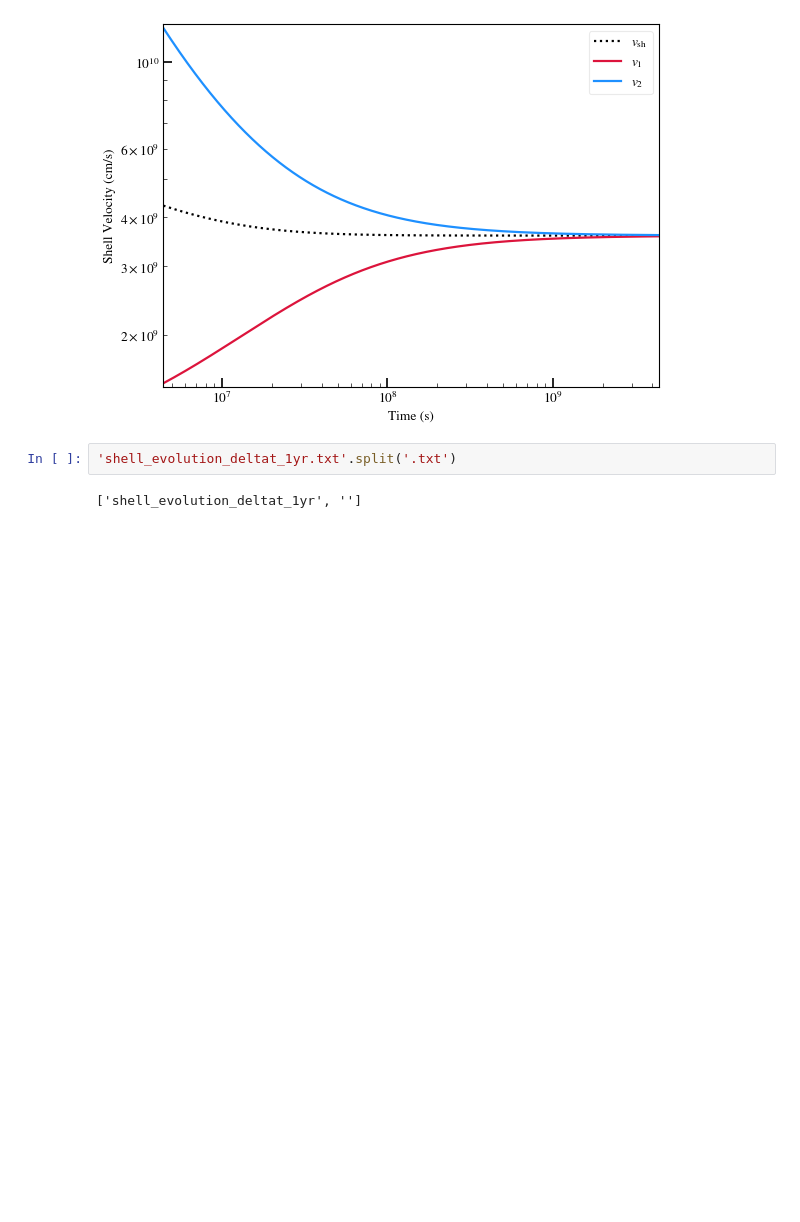
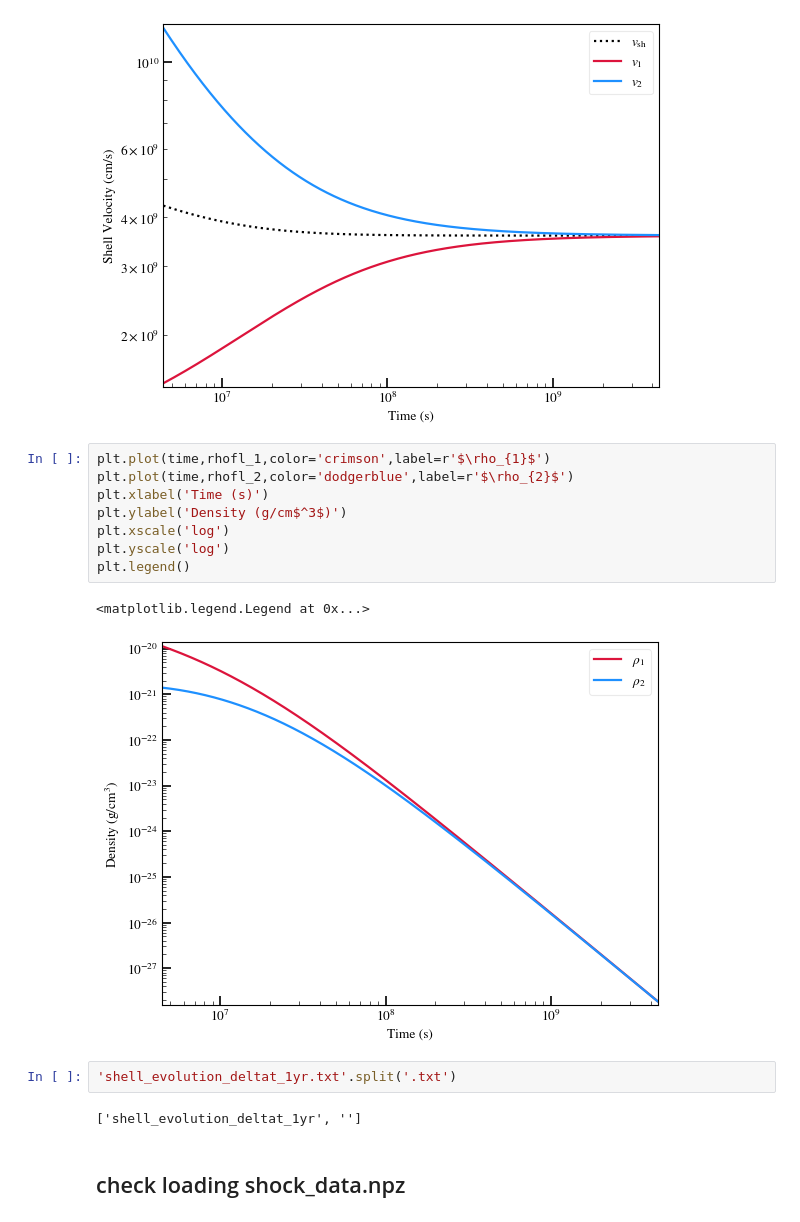
Before and after one commit to samanthacwu/Radio_Forward_Modeling, a Jupyter notebook: spectrum_evolution/check_spectrum_evol.ipynb, the cells around one changed output. Drawn from its saved outputs; the diff is of its cells as text; blank space fills up the shorter version.

```diff
--- a/spectrum_evolution/check_spectrum_evol.ipynb
+++ b/spectrum_evolution/check_spectrum_evol.ipynb
@@ -41,7 +52,20 @@ plt.legend()
 # %% [output]
 <matplotlib.legend.Legend at 0x...>
 [figure]
+# %%
+plt.plot(time,rhofl_1,color='crimson',label=r'$\rho_{1}$')
+plt.plot(time,rhofl_2,color='dodgerblue',label=r'$\rho_{2}$')
+plt.xlabel('Time (s)')
+plt.ylabel('Density (g/cm$^3$)')
+plt.xscale('log')
+plt.yscale('log')
+plt.legend()
+# %% [output]
+<matplotlib.legend.Legend at 0x...>
+[figure, added]
 # %%
 'shell_evolution_deltat_1yr.txt'.split('.txt')
 # %% [output]
 ['shell_evolution_deltat_1yr', '']
+# %% [markdown]
+## check loading shock_data.npz
```
Also changed, not shown: parts of 7 cells of this notebook, 10 other files.
